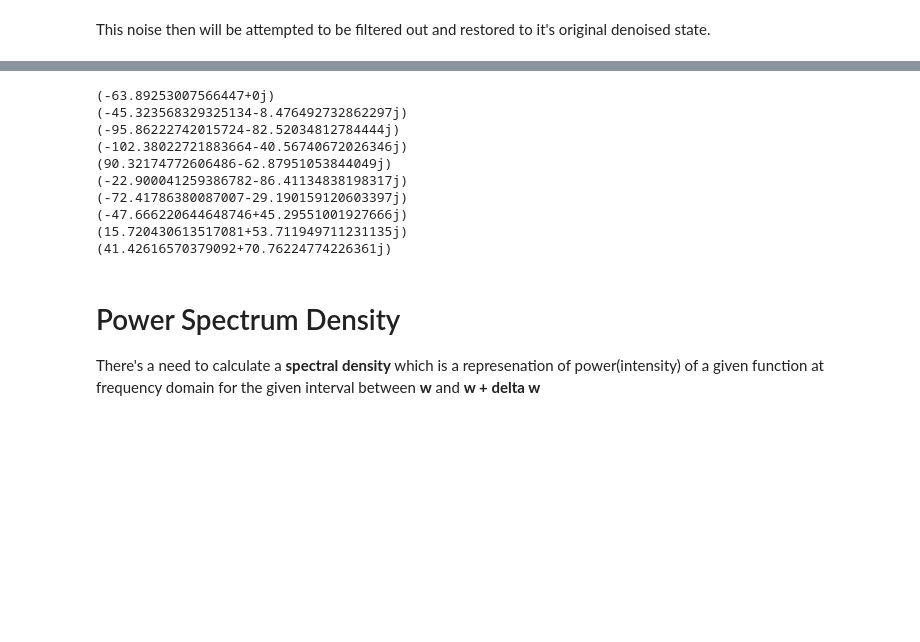
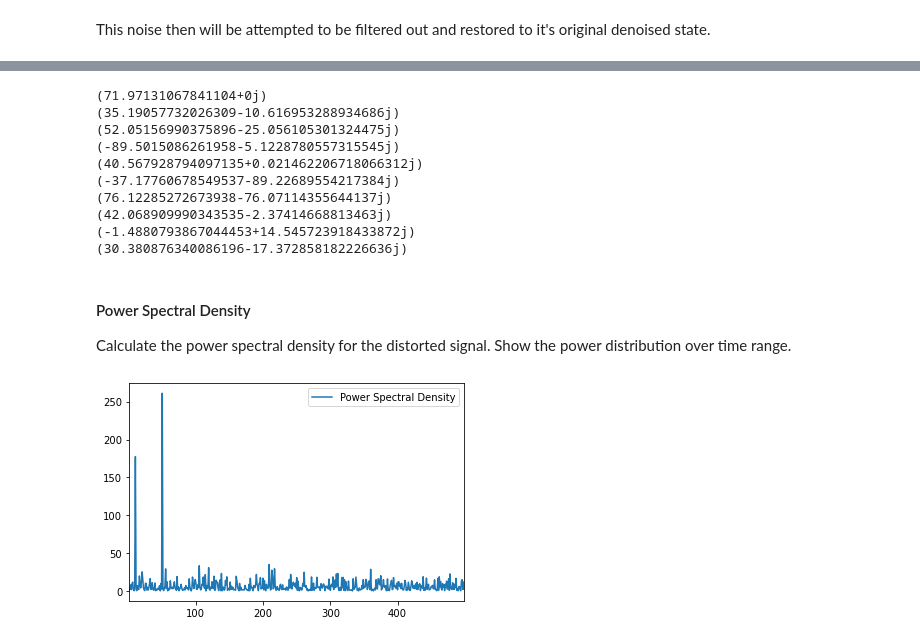
Before and after one commit to artemkozlenkov/fourier-python, a Jupyter notebook: notebooks/Fourier_Transform.ipynb, the cells around one changed output, grey strips where cells are left out. Saved outputs shown, nothing was run; the diff lists cells and outputs as text; code cells hidden in the pictures; blank space fills up the shorter version.

```diff
--- a/notebooks/Fourier_Transform.ipynb
+++ b/notebooks/Fourier_Transform.ipynb
@@ -99,36 +86,38 @@ And confirm that the Fourier Series indeed were generated by examining the first
 # %%
-fftSignalNoise = np.fft.fft(functSumNoise()[0], len(t))
+
+fourier = np.fft.fft(functSumNoise()[0], len(t))
 
 i = 0
-for line in fftSignalNoise:
+for line in fourier:
     if (10 == i):
         break
     print(line)
     i += 1
 # %% [output]
-(-63.89253007566447+0j)
-(-45.323568329325134-8.476492732862297j)
-(-95.86222742015724-82.52034812784444j)
-(-102.38022721883664-40.56740672026346j)
-(90.32174772606486-62.87951053844049j)
-(-22.900041259386782-86.41134838198317j)
-(-72.41786380087007-29.190159120603397j)
-(-47.666220644648746+45.29551001927666j)
-(15.720430613517081+53.711949711231135j)
-(41.42616570379092+70.76224774226361j)
+(71.97131067841104+0j)
+(35.19057732026309-10.616953288934686j)
+(52.05156990375896-25.056105301324475j)
+(-89.5015086261958-5.1228780557315545j)
+(40.567928794097135+0.021462206718066312j)
+(-37.17760678549537-89.22689554217384j)
+(76.12285272673938-76.07114355644137j)
+(42.068909990343535-2.37414668813463j)
+(-1.4880793867044453+14.545723918433872j)
+(30.380876340086196-17.372858182226636j)
-# %% [markdown]
-# Power Spectrum Density
-
-There's a need to calculate a **spectral density** which is a represenation of power(intensity) of a given function at frequency domain for the given interval between **w** and **w + delta w**
+# %% [markdown]
+#### Power Spectral Density
+
+Calculate the power spectral density for the distorted signal.
+Show the power distribution over time range.
 # %%
-interval = len(t)
+spectrum = fourier * np.conj(fourier)/l
 
-spectrum = fftSignalNoise * np.conj(fftSignalNoise)/interval
-frequencies = (1/(dt*interval))* np.arange(interval)
-
-L = np.arange(1, np.floor(interval/2), dtype='int')
+frequencies = (1/(dt*l))* np.arange(l)
+L = np.arange(1, np.floor(l/2), dtype='int')
 
 plt.plot(frequencies[L], np.real(spectrum[L]), label='Power Spectral Density')
 plt.xlim(frequencies[L[0]], frequencies[L[-1]])
 plt.legend()
 plt.show()
+# %% [output]
+[figure, added]
```
Also changed, not shown: parts of 21 cells of this notebook, 2 other files.
